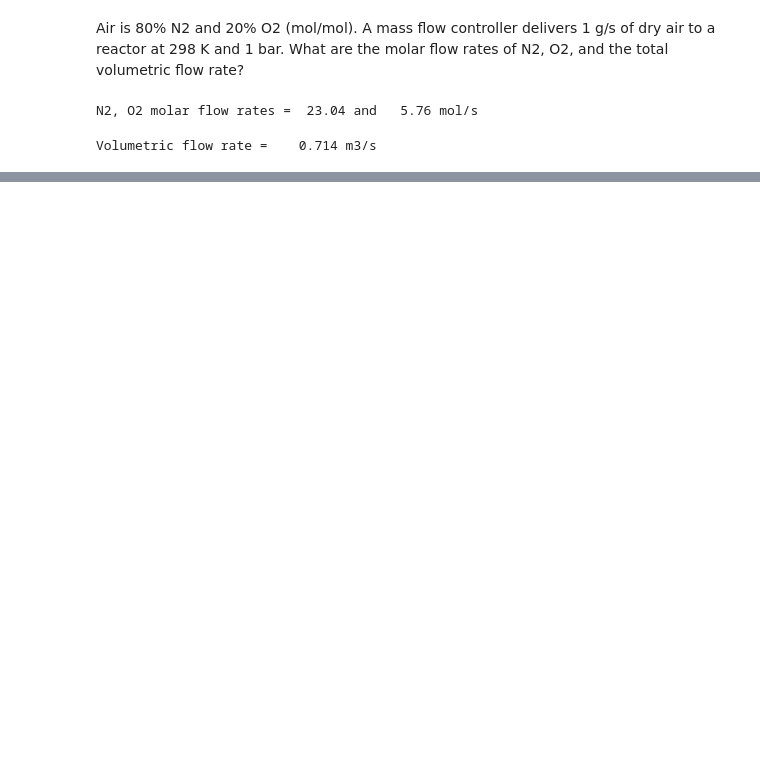
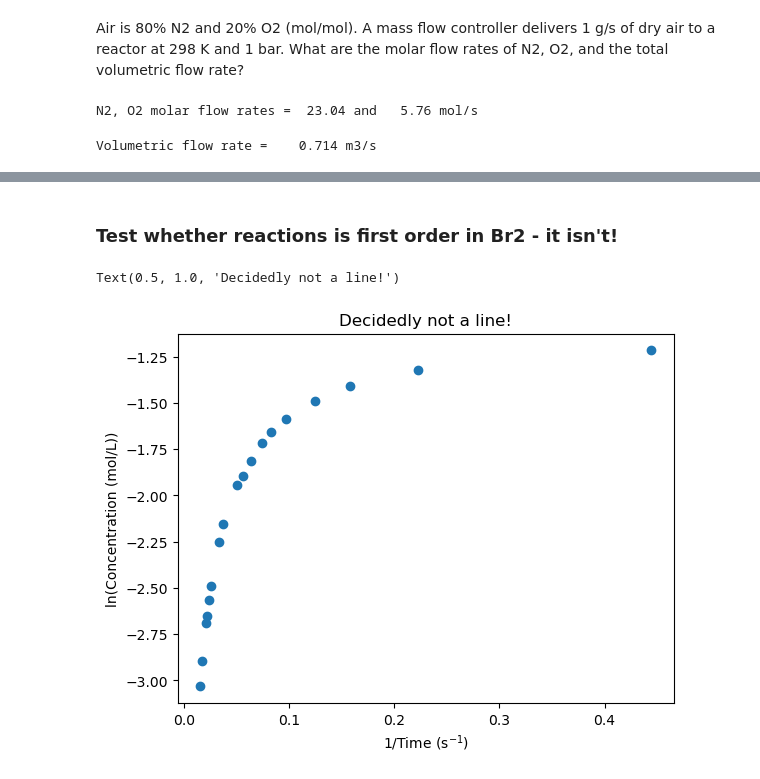
Before and after one commit to wmfschneider/CBE60546, a Jupyter notebook: Resources/Examples.ipynb, the cells around one changed output, grey strips where cells are left out. Saved outputs shown, nothing was run; the diff lists cells and outputs as text; code cells hidden in the pictures; blank space fills up the shorter version.

```diff
--- a/Resources/Examples.ipynb
+++ b/Resources/Examples.ipynb
@@ -36,0 +97,14 @@ Volumetric flow rate =    0.714 m3/s
+# %% [markdown]
+### Test whether reactions is first order in Br2 - it isn't!
+# %%
+# If first order, ln C vs 1/t should be linear. Remember to remove t=0 data point
+lnC_Br2 = np.log(C_Br2[1:])
+Inv_t = 1/t[1:]
+plt.figure()
+plt.plot(Inv_t, lnC_Br2,'o')
+plt.xlabel('1/Time (s$^{-1}$)')
+plt.ylabel('ln(Concentration (mol/L))')
+plt.title('Decidedly not a line!')
+# %% [output]
+Text(0.5, 1.0, 'Decidedly not a line!')
+[figure, added]
```
Also changed, not shown: parts of 19 cells of this notebook, 3 other files.
